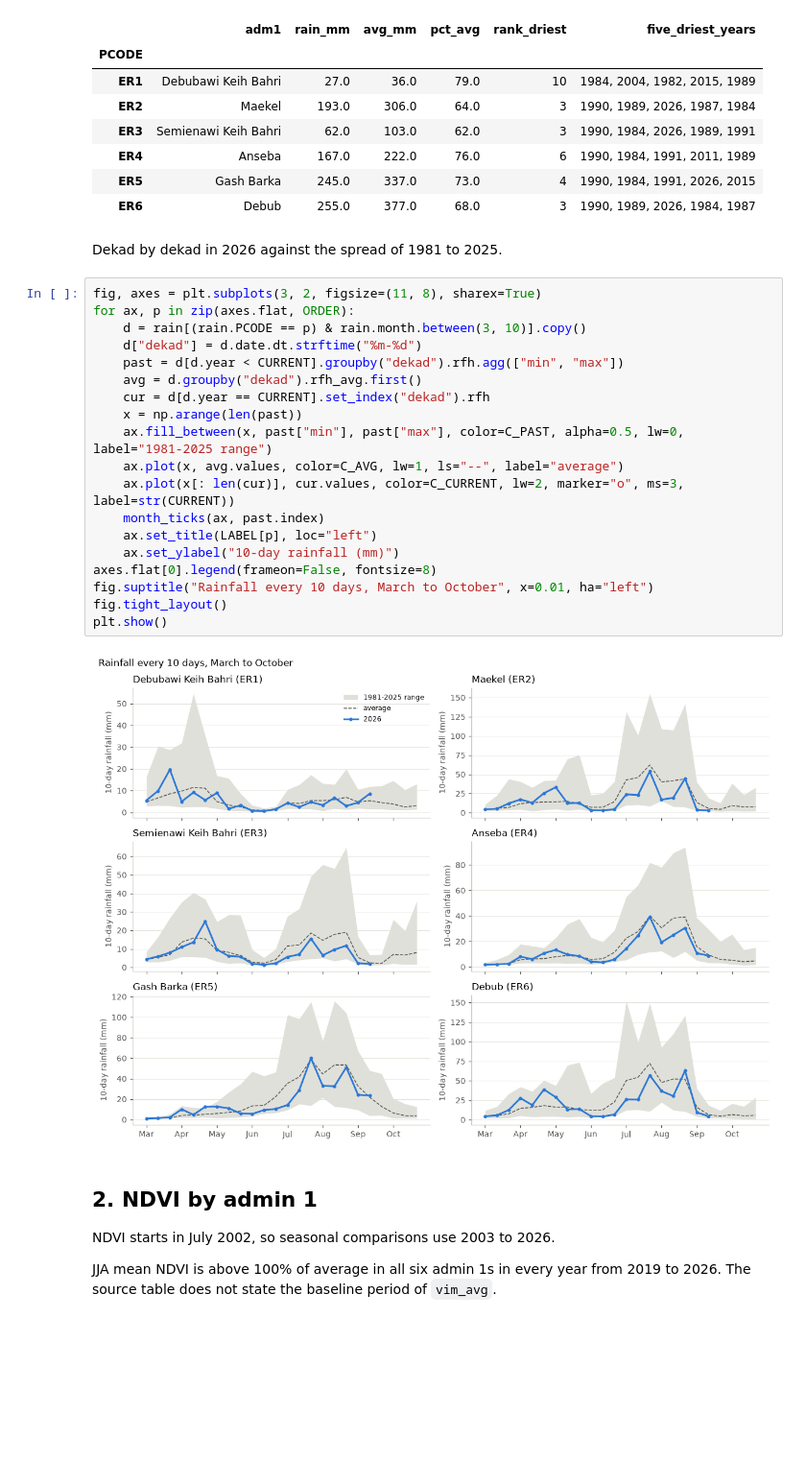
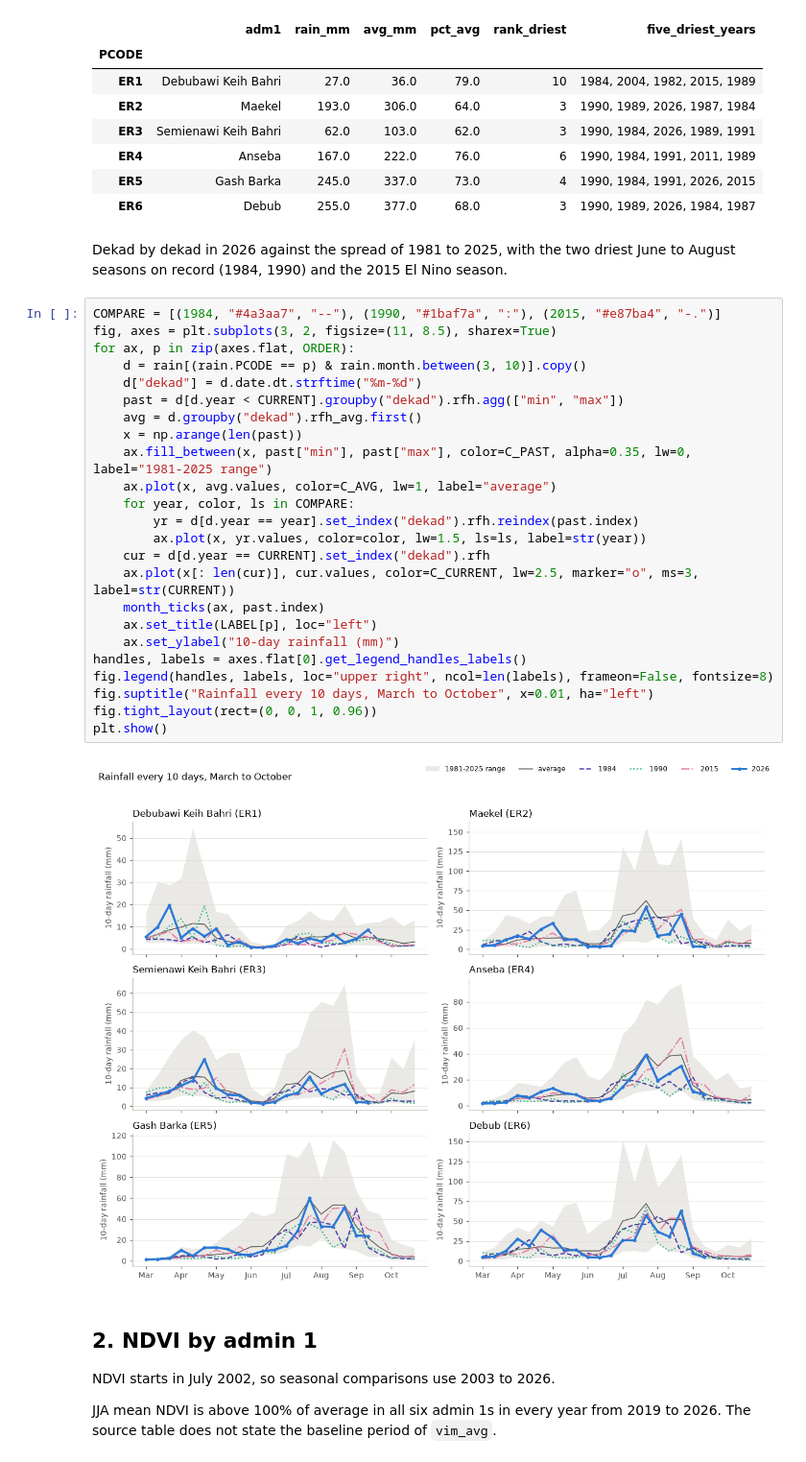
Before and after one commit to OCHA-DAP/ds-eri-drought, a Jupyter notebook: notebooks/01_jja_season_2026.ipynb, the cells around one changed output. Shown at 96% size. Saved outputs shown, nothing was run; the diff lists cells and outputs as text; blank space fills up the shorter version.

Commit message:
Add 1984, 1990 and 2015 to the 10-day rainfall chart
Co-Authored-By: Claude Opus 5.5 <noreply@anthropic.com>

```diff
--- a/notebooks/01_jja_season_2026.ipynb
+++ b/notebooks/01_jja_season_2026.ipynb
@@ -156,28 +156,34 @@ summary_rain
 | ER5 | Gash Barka | 245.0 | 337.0 | 73.0 | 4 | 1990, 1984, 1991, 2026, 2015 |
 | ER6 | Debub | 255.0 | 377.0 | 68.0 | 3 | 1990, 1989, 2026, 1984, 1987 |
 # %% [markdown]
-Dekad by dekad in 2026 against the spread of 1981 to 2025.
+Dekad by dekad in 2026 against the spread of 1981 to 2025, with the two driest June to
+August seasons on record (1984, 1990) and the 2015 El Nino season.
 # %%
-fig, axes = plt.subplots(3, 2, figsize=(11, 8), sharex=True)
+COMPARE = [(1984, "#4a3aa7", "--"), (1990, "#1baf7a", ":"), (2015, "#e87ba4", "-.")]
+fig, axes = plt.subplots(3, 2, figsize=(11, 8.5), sharex=True)
 for ax, p in zip(axes.flat, ORDER):
     d = rain[(rain.PCODE == p) & rain.month.between(3, 10)].copy()
     d["dekad"] = d.date.dt.strftime("%m-%d")
     past = d[d.year < CURRENT].groupby("dekad").rfh.agg(["min", "max"])
     avg = d.groupby("dekad").rfh_avg.first()
+    x = np.arange(len(past))
+    ax.fill_between(x, past["min"], past["max"], color=C_PAST, alpha=0.35, lw=0, label="1981-2025 range")
+    ax.plot(x, avg.values, color=C_AVG, lw=1, label="average")
+    for year, color, ls in COMPARE:
+        yr = d[d.year == year].set_index("dekad").rfh.reindex(past.index)
+        ax.plot(x, yr.values, color=color, lw=1.5, ls=ls, label=str(year))
     cur = d[d.year == CURRENT].set_index("dekad").rfh
-    x = np.arange(len(past))
-    ax.fill_between(x, past["min"], past["max"], color=C_PAST, alpha=0.5, lw=0, label="1981-2025 range")
-    ax.plot(x, avg.values, color=C_AVG, lw=1, ls="--", label="average")
-    ax.plot(x[: len(cur)], cur.values, color=C_CURRENT, lw=2, marker="o", ms=3, label=str(CURRENT))
+    ax.plot(x[: len(cur)], cur.values, color=C_CURRENT, lw=2.5, marker="o", ms=3, label=str(CURRENT))
     month_ticks(ax, past.index)
     ax.set_title(LABEL[p], loc="left")
     ax.set_ylabel("10-day rainfall (mm)")
-axes.flat[0].legend(frameon=False, fontsize=8)
+handles, labels = axes.flat[0].get_legend_handles_labels()
+fig.legend(handles, labels, loc="upper right", ncol=len(labels), frameon=False, fontsize=8)
 fig.suptitle("Rainfall every 10 days, March to October", x=0.01, ha="left")
-fig.tight_layout()
+fig.tight_layout(rect=(0, 0, 1, 0.96))
 plt.show()
 # %% [output]
-[figure, old version]
+[figure, new version]
 # %% [markdown]
 ## 2. NDVI by admin 1
 
```
Also changed, not shown: 1 other file.
